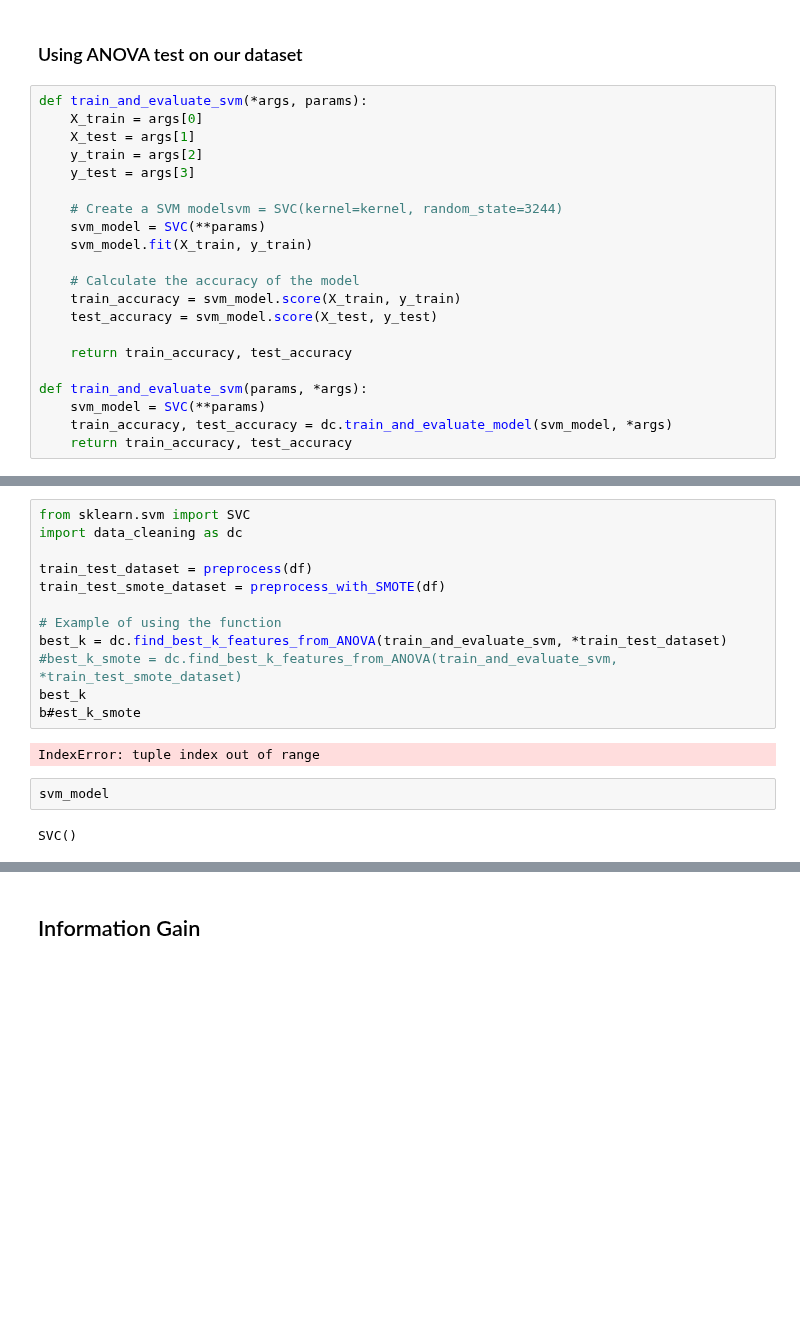
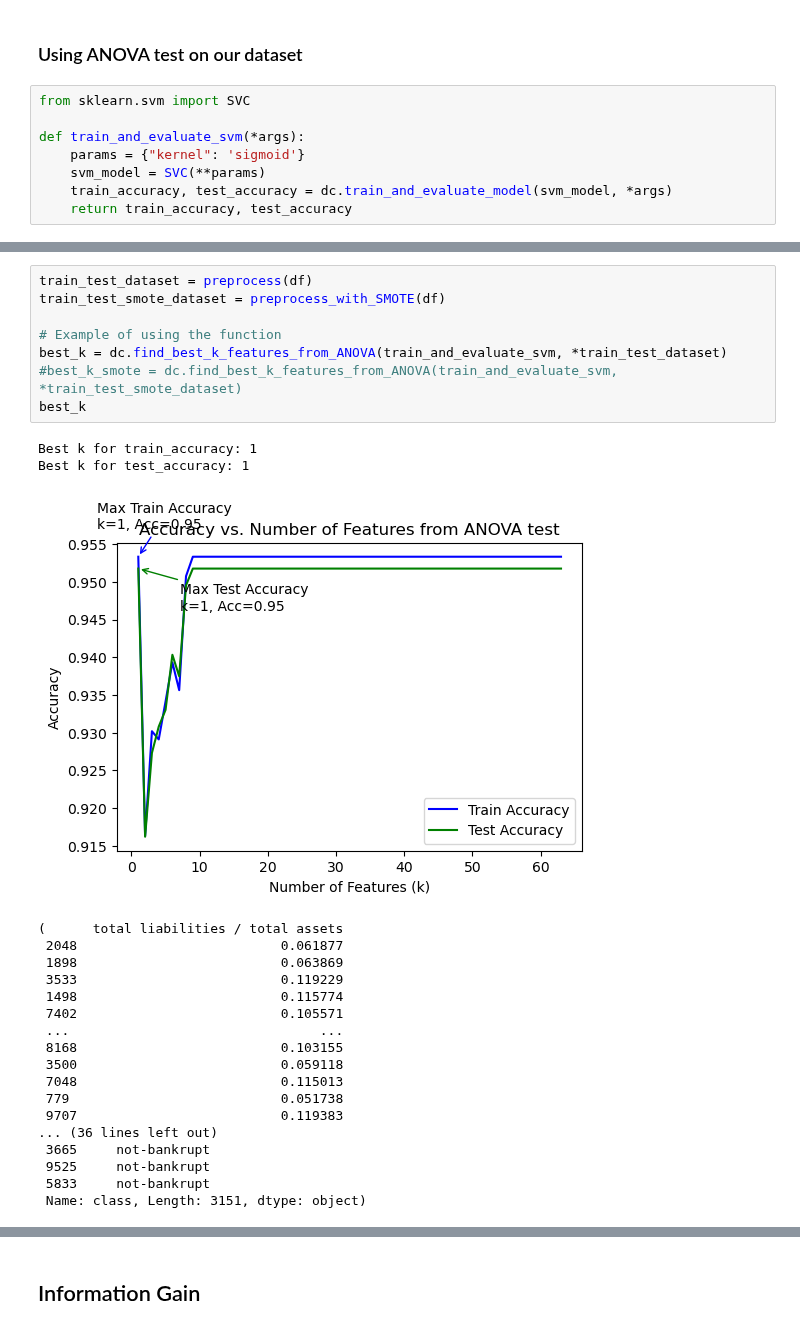
Before and after one commit to ChinSekYi/Bankruptcy-Prediction, a Jupyter notebook: notebook/FEATURE_SELECTION.ipynb, the cells around one changed output, grey strips where cells are left out. Saved outputs shown, nothing was run; the diff lists cells and outputs as text; blank space fills up the shorter version.

```diff
--- a/notebook/FEATURE_SELECTION.ipynb
+++ b/notebook/FEATURE_SELECTION.ipynb
@@ -281,25 +281,12 @@ def find_best_k_features_from_ANOVA(model, *args):
     return train_test_dataset[best_test_k]
 # %% [markdown]
 ### Using ANOVA test on our dataset
-# %%
-def train_and_evaluate_svm(*args, params):
-    X_train = args[0]
-    X_test = args[1]
-    y_train = args[2]
-    y_test = args[3]
-
-    # Create a SVM modelsvm = SVC(kernel=kernel, random_state=3244)
-    svm_model = SVC(**params)
-    svm_model.fit(X_train, y_train)
-
-    # Calculate the accuracy of the model
-    train_accuracy = svm_model.score(X_train, y_train)
-    test_accuracy = svm_model.score(X_test, y_test)
-
-    return train_accuracy, test_accuracy
-
-def train_and_evaluate_svm(params, *args):
-    svm_model = SVC(**params)
-    train_accuracy, test_accuracy = dc.train_and_evaluate_model(svm_model, *args)
-    return train_accuracy, test_accuracy
+# %%
+from sklearn.svm import SVC
+
+def train_and_evaluate_svm(*args):
+    params = {"kernel": 'sigmoid'}
+    svm_model = SVC(**params)
+    train_accuracy, test_accuracy = dc.train_and_evaluate_model(svm_model, *args)
+    return train_accuracy, test_accuracy
 # %%
@@ -315,18 +299,29 @@ AttributeError: module 'data_cleaning' has no attribute 'train_and_evaluate_mode
 # %%
-from sklearn.svm import SVC
-import data_cleaning as dc
-
 train_test_dataset = preprocess(df)
 train_test_smote_dataset = preprocess_with_SMOTE(df)
 
 # Example of using the function
 best_k = dc.find_best_k_features_from_ANOVA(train_and_evaluate_svm, *train_test_dataset)
 #best_k_smote = dc.find_best_k_features_from_ANOVA(train_and_evaluate_svm, *train_test_smote_dataset)
 best_k
-b#est_k_smote
 # %% [output]
-IndexError: tuple index out of range
+Best k for train_accuracy: 1
+Best k for test_accuracy: 1
+[figure, added]
+(      total liabilities / total assets
+ 2048                          0.061877
+ 1898                          0.063869
+ 3533                          0.119229
+ 1498                          0.115774
+ 7402                          0.105571
+ ...                                ...
+ 8168                          0.103155
+ 3500                          0.059118
+ 7048                          0.115013
+ 779                           0.051738
+ 9707                          0.119383
+... (36 lines left out)
+ 3665     not-bankrupt
+ 9525     not-bankrupt
+ 5833     not-bankrupt
+ Name: class, Length: 3151, dtype: object)
-# %%
-svm_model
-# %% [output]
-SVC()
```
Also changed, not shown: parts of 3 cells of this notebook, 2 other files.
